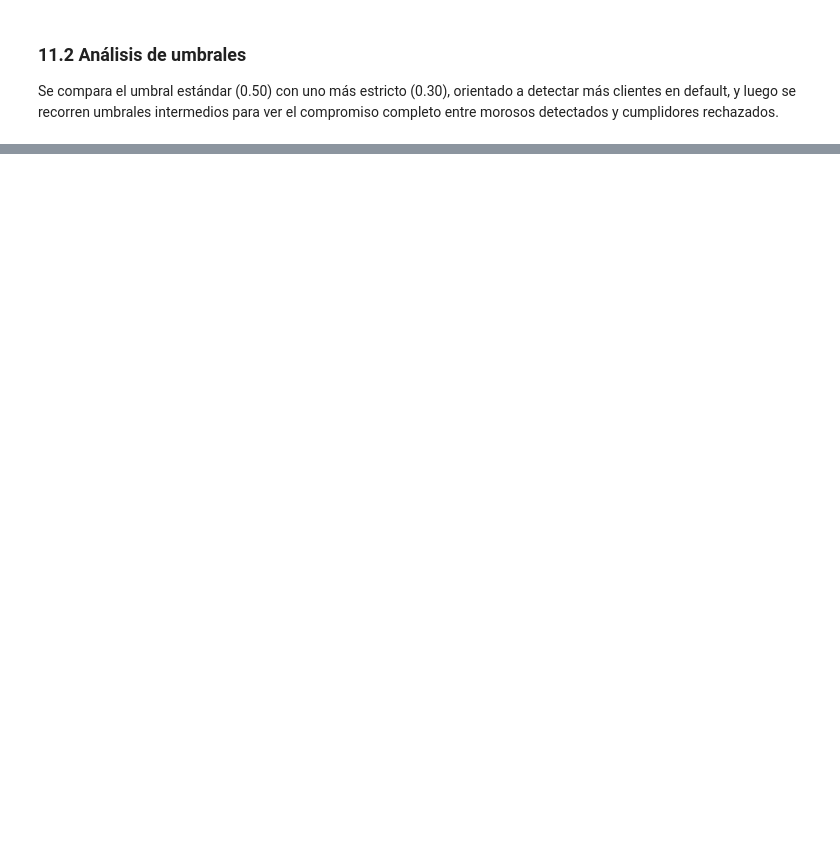
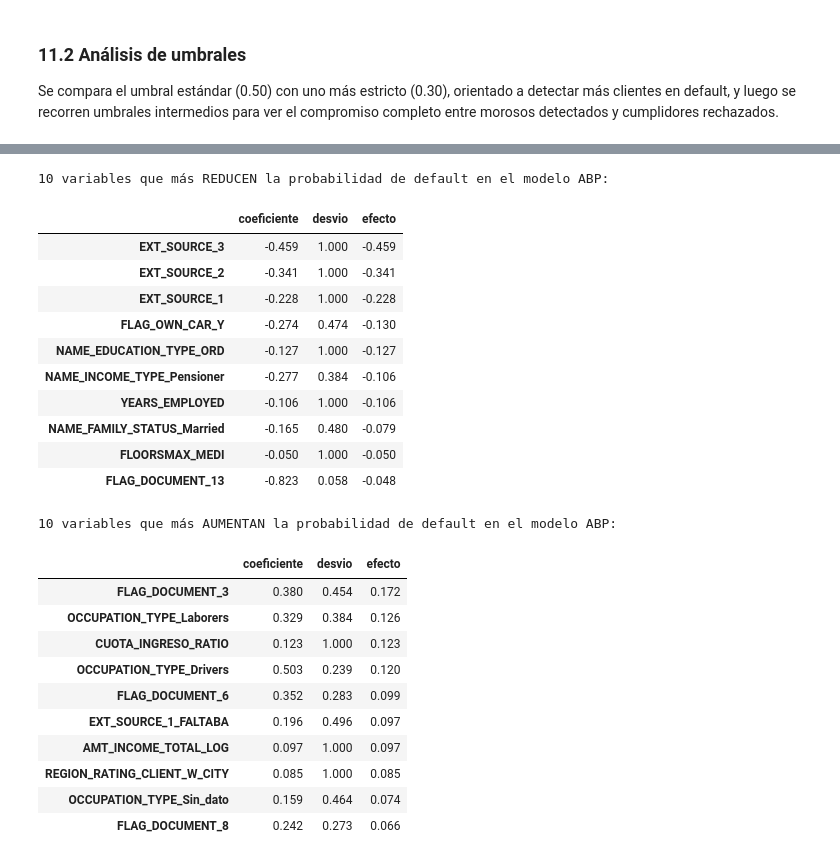
Before and after one commit to LuciaVerdu/Proyecto-Prediccion-de-incumplimiento-crediticio, a Jupyter notebook: Grupo_7_Modulo_Analista.ipynb, the cells around one changed output, grey strips where cells are left out. Drawn from its saved outputs; the diff is of its cells as text; code cells hidden in the pictures; blank space fills up the shorter version.

```diff
--- a/Grupo_7_Modulo_Analista.ipynb
+++ b/Grupo_7_Modulo_Analista.ipynb
@@ -3377,0 +3201,17 @@ Siguiendo la metodología CRISP-DM, depuramos los datos (tratamiento del dato ce
+# %%
+# MODELO ABP: mejor C (12.1) y variables elegidas (12.2), entrenado con todo X_train
+X_train_abp = X_train[vars_abp]
+X_test_abp = X_test[vars_abp]
+
+lr_abp = LogisticRegression(
+    penalty='l2', solver='lbfgs', C=mejor_c,
+    class_weight='balanced', max_iter=1000, random_state=SEED
+)
+lr_abp.fit(X_train_abp, y_train)
+
+# Evaluación final sobre test_df (clientes que ningún modelo vio)
+y_pred_proba_abp = lr_abp.predict_proba(X_test_abp)[:, 1]
+auc_abp = roc_auc_score(y_test, y_pred_proba_abp)
+
+print(f"Modelo ABP → C = {mejor_c} | variables: {X_train_abp.shape[1]}")
+print(f"ROC-AUC en evaluación — Baseline: {auc_score:.4f} | ABP: {auc_abp:.4f}")
@@ -3377,0 +3250,40 @@ Siguiendo la metodología CRISP-DM, depuramos los datos (tratamiento del dato ce
+# %%
+tabla_coef_abp = pd.DataFrame({
+    'coeficiente': lr_abp.coef_[0],
+    'desvio': X_train_abp.std().values
+}, index=X_train_abp.columns)
+
+# Efecto estandarizado = coeficiente x desvío estándar de la variable
+tabla_coef_abp['efecto'] = tabla_coef_abp['coeficiente'] * tabla_coef_abp['desvio']
+tabla_coef_abp = tabla_coef_abp.sort_values('efecto')
+
+print("10 variables que más REDUCEN la probabilidad de default en el modelo ABP:")
+display(tabla_coef_abp.head(10).round(3))
+
+print("\n10 variables que más AUMENTAN la probabilidad de default en el modelo ABP:")
+display(tabla_coef_abp.tail(10).sort_values('efecto', ascending=False).round(3))
+# %% [output]
+10 variables que más REDUCEN la probabilidad de default en el modelo ABP:
+|  | coeficiente | desvio | efecto |
+| EXT_SOURCE_3 | -0.459 | 1.000 | -0.459 |
+| EXT_SOURCE_2 | -0.341 | 1.000 | -0.341 |
+| EXT_SOURCE_1 | -0.228 | 1.000 | -0.228 |
+| FLAG_OWN_CAR_Y | -0.274 | 0.474 | -0.130 |
+| NAME_EDUCATION_TYPE_ORD | -0.127 | 1.000 | -0.127 |
+| NAME_INCOME_TYPE_Pensioner | -0.277 | 0.384 | -0.106 |
+| YEARS_EMPLOYED | -0.106 | 1.000 | -0.106 |
+| NAME_FAMILY_STATUS_Married | -0.165 | 0.480 | -0.079 |
+| FLOORSMAX_MEDI | -0.050 | 1.000 | -0.050 |
+| FLAG_DOCUMENT_13 | -0.823 | 0.058 | -0.048 |
+10 variables que más AUMENTAN la probabilidad de default en el modelo ABP:
+|  | coeficiente | desvio | efecto |
+| FLAG_DOCUMENT_3 | 0.380 | 0.454 | 0.172 |
+| OCCUPATION_TYPE_Laborers | 0.329 | 0.384 | 0.126 |
+| CUOTA_INGRESO_RATIO | 0.123 | 1.000 | 0.123 |
+| OCCUPATION_TYPE_Drivers | 0.503 | 0.239 | 0.120 |
+| FLAG_DOCUMENT_6 | 0.352 | 0.283 | 0.099 |
+| EXT_SOURCE_1_FALTABA | 0.196 | 0.496 | 0.097 |
+| AMT_INCOME_TOTAL_LOG | 0.097 | 1.000 | 0.097 |
+| REGION_RATING_CLIENT_W_CITY | 0.085 | 1.000 | 0.085 |
+| OCCUPATION_TYPE_Sin_dato | 0.159 | 0.464 | 0.074 |
+| FLAG_DOCUMENT_8 | 0.242 | 0.273 | 0.066 |
```
Also changed, not shown: parts of 56 cells of this notebook.
